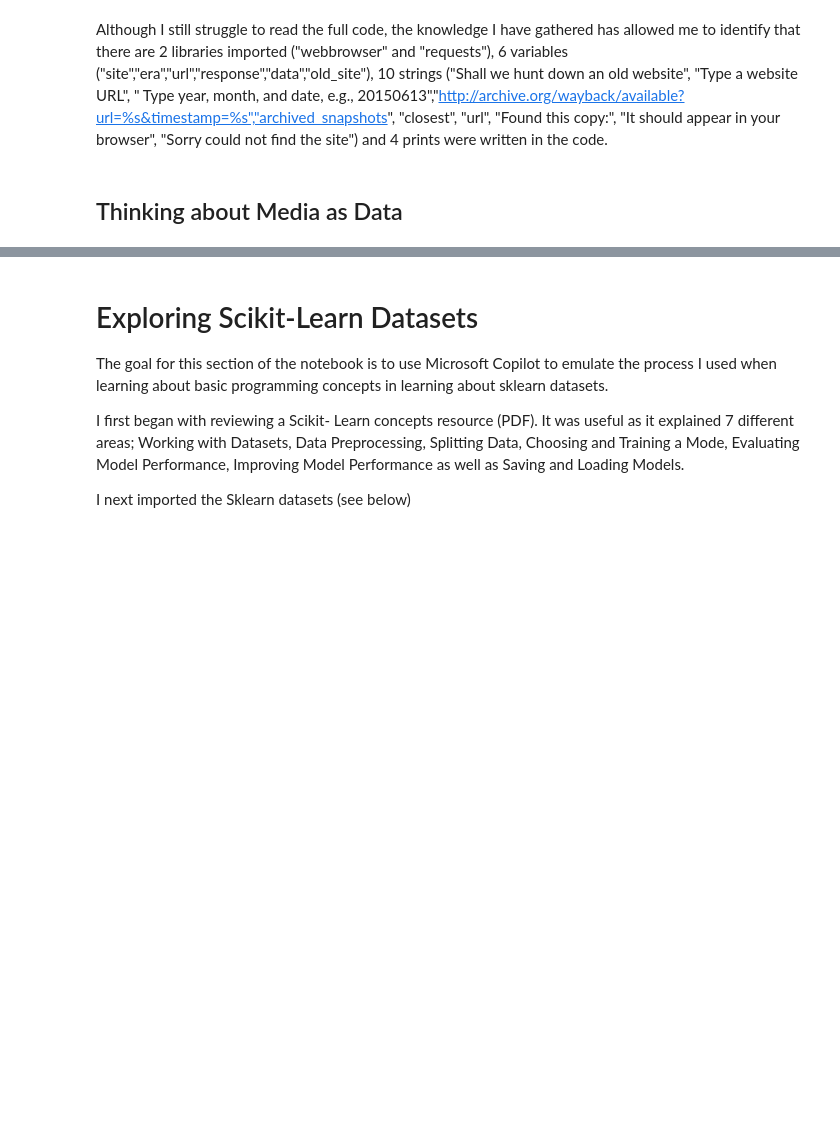
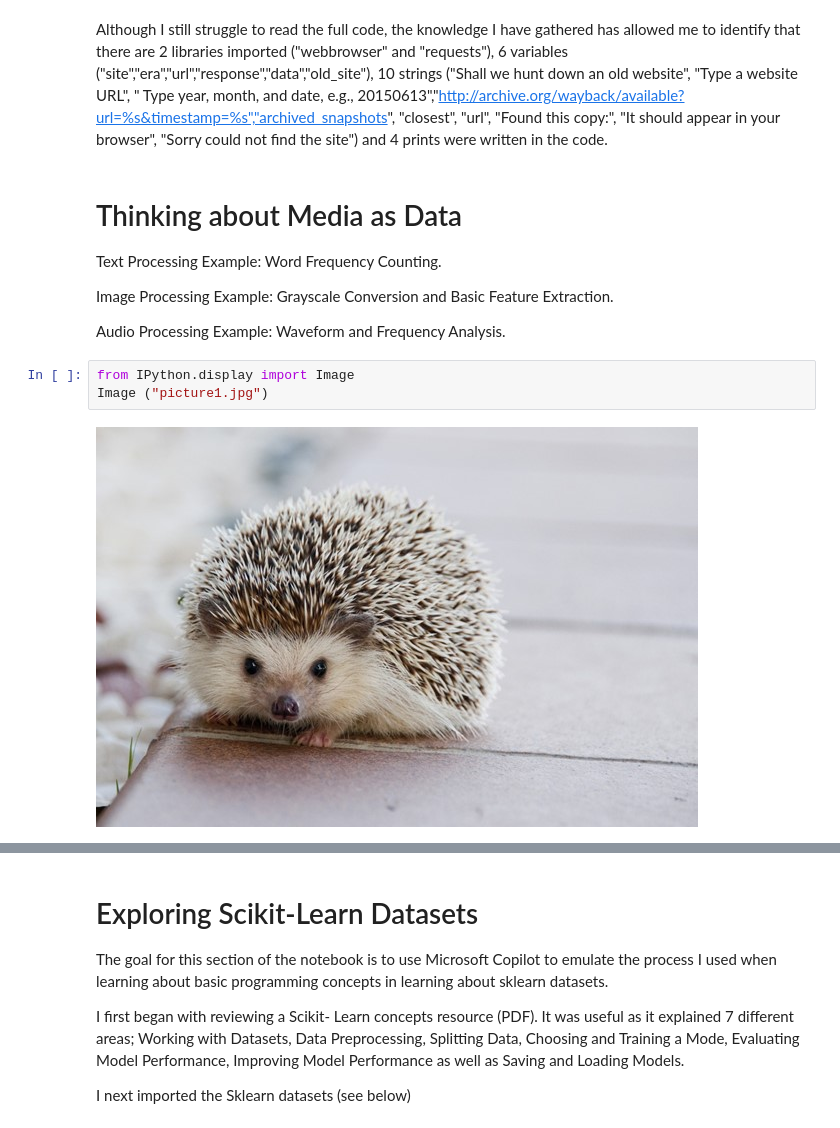
Before and after one commit to Elsbells766/AI-For-The-Arts., a Jupyter notebook: coding_exercises_week3-5.ipynb, the cells around one changed output, grey strips where cells are left out. Saved outputs shown, nothing was run; the diff lists cells and outputs as text; blank space fills up the shorter version.

```diff
--- a/coding_exercises_week3-5.ipynb
+++ b/coding_exercises_week3-5.ipynb
@@ -574,4 +783,16 @@ except:
 # %% [markdown]
 Although I still struggle to read the full code, the knowledge I have gathered has allowed me to identify that there are 2 libraries imported ("webbrowser" and "requests"), 6 variables ("site","era","url","response","data","old_site"), 10 strings ("Shall we hunt down an old website", "Type a website URL", " Type year, month, and date, e.g., 20150613","http://archive.org/wayback/available?url=%s&timestamp=%s","archived_snapshots", "closest", "url", "Found this copy:", "It should appear in your browser", "Sorry could not find the site") and 4 prints were written in the code.
 # %% [markdown]
-## Thinking about Media as Data
+# Thinking about Media as Data
+
+Text Processing Example: Word Frequency Counting.
+
+Image Processing Example: Grayscale Conversion and Basic Feature
+Extraction.
+
+Audio Processing Example: Waveform and Frequency Analysis.
+# %%
+from IPython.display import Image
+Image ("picture1.jpg")
+# %% [output]
+[figure, added]
```
Also changed, not shown: parts of 14 cells of this notebook, 4 other files.
